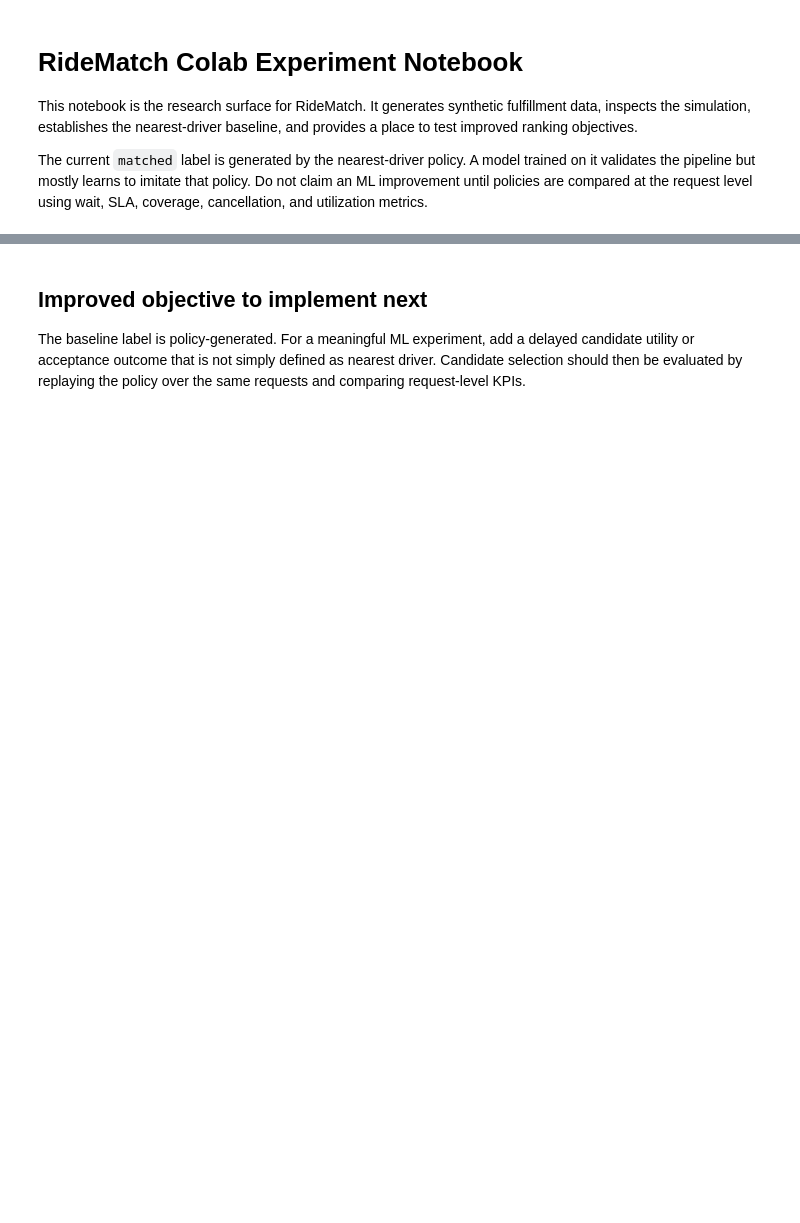
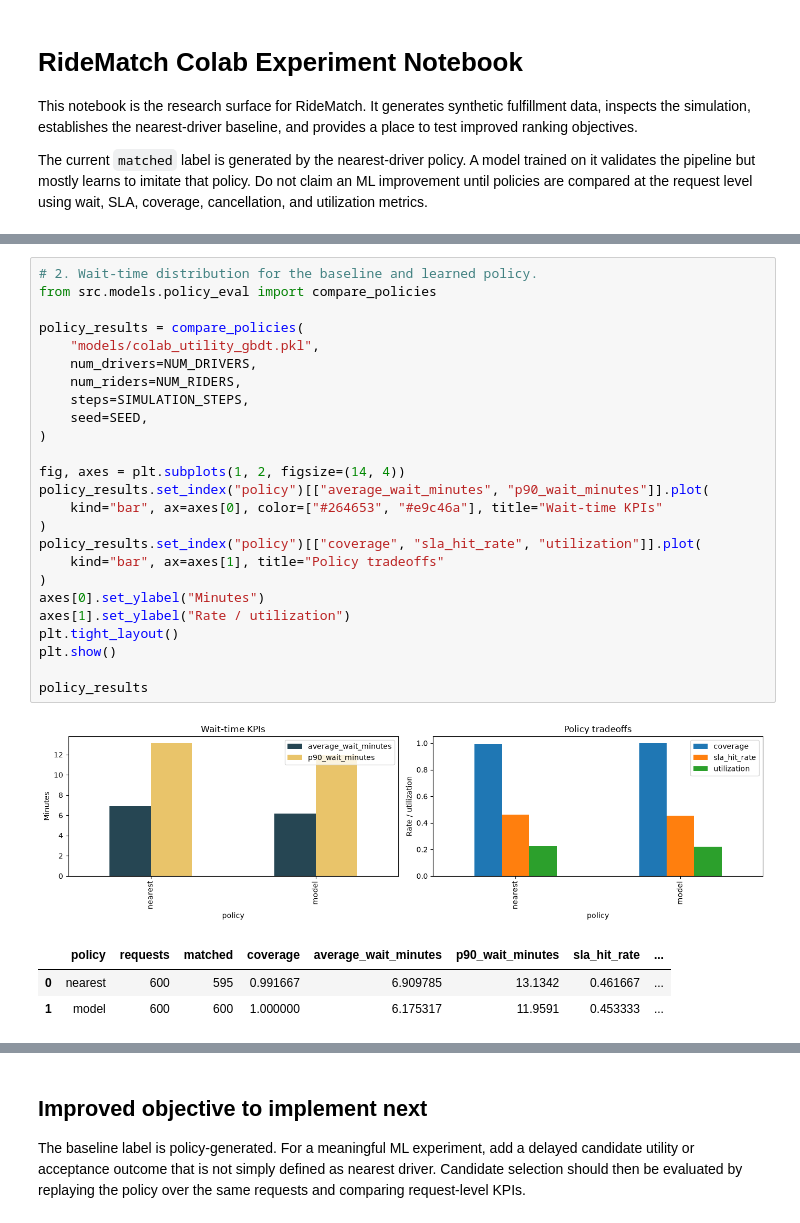
Before and after one commit to sohan2000/ride-match-ml, a Jupyter notebook: notebooks/exploration.ipynb, the cells around one changed output, grey strips where cells are left out. Drawn from its saved outputs; the diff is of its cells as text; blank space fills up the shorter version.

```diff
--- a/notebooks/exploration.ipynb
+++ b/notebooks/exploration.ipynb
@@ -116,0 +227,30 @@ policy_results
+# %%
+# 2. Wait-time distribution for the baseline and learned policy.
+from src.models.policy_eval import compare_policies
+
+policy_results = compare_policies(
+    "models/colab_utility_gbdt.pkl",
+    num_drivers=NUM_DRIVERS,
+    num_riders=NUM_RIDERS,
+    steps=SIMULATION_STEPS,
+    seed=SEED,
+)
+
+fig, axes = plt.subplots(1, 2, figsize=(14, 4))
+policy_results.set_index("policy")[["average_wait_minutes", "p90_wait_minutes"]].plot(
+    kind="bar", ax=axes[0], color=["#264653", "#e9c46a"], title="Wait-time KPIs"
+)
+policy_results.set_index("policy")[["coverage", "sla_hit_rate", "utilization"]].plot(
+    kind="bar", ax=axes[1], title="Policy tradeoffs"
+)
+axes[0].set_ylabel("Minutes")
+axes[1].set_ylabel("Rate / utilization")
+plt.tight_layout()
+plt.show()
+
+policy_results
+# %% [output]
+[figure, added]
+|  | policy | requests | matched | coverage | average_wait_minutes | p90_wait_minutes | sla_hit_rate | ... |
+| 0 | nearest | 600 | 595 | 0.991667 | 6.909785 | 13.1342 | 0.461667 | ... |
+| 1 | model | 600 | 600 | 1.000000 | 6.175317 | 11.9591 | 0.453333 | ... |
```
Also changed, not shown: parts of 12 cells of this notebook, 2 other files.
